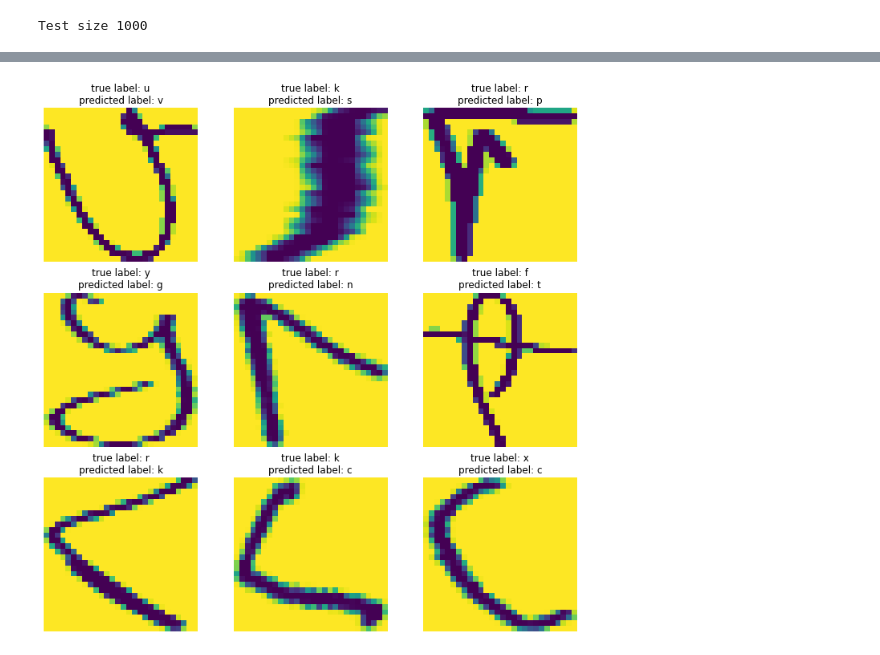
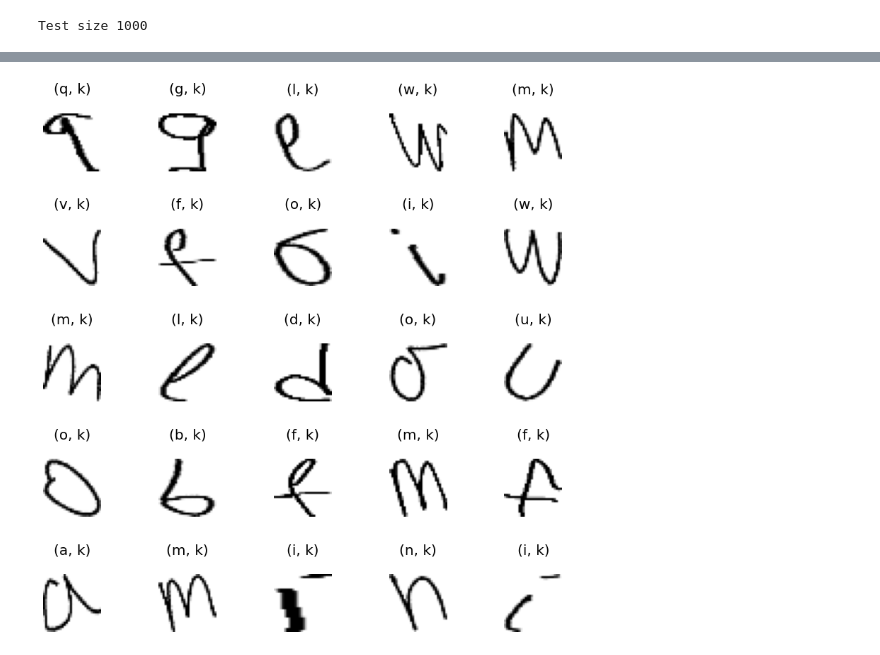
Before and after one commit to mrdakj/letters, a Jupyter notebook: one_letter_demo.ipynb, the cells around one changed output, grey strips where cells are left out. Drawn from its saved outputs; the diff is of its cells as text; code cells hidden in the pictures.

```diff
--- a/one_letter_demo.ipynb
+++ b/one_letter_demo.ipynb
@@ -75,7 +81,10 @@ def analyze_dataset(ds):
     plt.bar(class_names, bincounts)
     plt.show()
 # %%
-test_ds = get_data()
+train_ds, test_ds = get_data()
 print("Test size", tf.data.experimental.cardinality(test_ds).numpy())
 # %% [output]
 Test size 1000
+# %%
+train_ds = train_ds.map(process_path, num_parallel_calls=AUTOTUNE)
+train_ds = configure_for_performance(train_ds)
@@ -89,16 +123,19 @@ analyze_dataset(test_ds)
 test_ds = test_ds.map(process_path, num_parallel_calls=AUTOTUNE)
 test_ds = configure_for_performance(test_ds)
 # %%
-indexes = random.sample(range(batch_size), 9)
-fig, axs = plt.subplots(3,3, figsize=(12,12))
+indexes = random.sample(range(batch_size), 25)
+fig, axs = plt.subplots(5,5, figsize=(12,12))
+fig.tight_layout(pad=5.0)
+
 for images_labels in test_ds.take(1):
-    for i in range(3):
-        for j in range(3):
-            index = indexes[i*3+j]
+    for i in range(5):
+        for j in range(5):
+            index = indexes[i*5+j]
             label_list = list(map(lambda x: 1 if x else 0, images_labels[1][index].numpy()))
             label = class_names[label_list.index(1)]
             img = images_labels[0][index].numpy()
-            axs[i,j].imshow(img)
+            axs[i,j].imshow(img, cmap=plt.cm.gray)
             axs[i,j].set_axis_off()
-            axs[i,j].set_title(label)
+            axs[i,j].set_title(f'klasa: {label}\n', fontsize=20)
+plt.savefig('report/one_letter/test_podaci_random_25.pdf', format='pdf', bbox_inches='tight')
 # %% [output]
@@ -162,15 +199,18 @@ print(wrong_predicted_labels)
 # %%
-indexes = random.sample(range(len(wrong_images)), min(9, len(wrong_images)))
-fig, axs = plt.subplots(3,3, figsize=(12,12))
+indexes = random.sample(range(len(wrong_images)), min(25, len(wrong_images)))
+fig, axs = plt.subplots(5,5, figsize=(12,12))
+fig.tight_layout(pad=5.0)
+
 for images_labels in test_ds.take(1):
-    for i in range(3):
-        for j in range(3):
-            if i*3+j >= len(indexes):
+    for i in range(5):
+        for j in range(5):
+            if i*5+j >= len(indexes):
                 continue
-            index = indexes[i*3+j]
+            index = indexes[i*5+j]
             img = wrong_images[index]
-            axs[i,j].imshow(img)
+            axs[i,j].imshow(img, cmap=plt.cm.gray)
             axs[i,j].set_axis_off()
-            axs[i,j].set_title(f'true label: {wrong_true_labels[index]}\npredicted label: {wrong_predicted_labels[index]}')
+            axs[i,j].set_title(f'({wrong_true_labels[index]}, {wrong_predicted_labels[index]})\n', fontsize=20)
+plt.savefig('report/one_letter/pogresno_prediktovana_slova.pdf', format='pdf', bbox_inches='tight')
 # %% [output]
-[figure, old version]
+[figure, new version]
```
Also changed, not shown: parts of 8 cells of this notebook, 5 other files.
